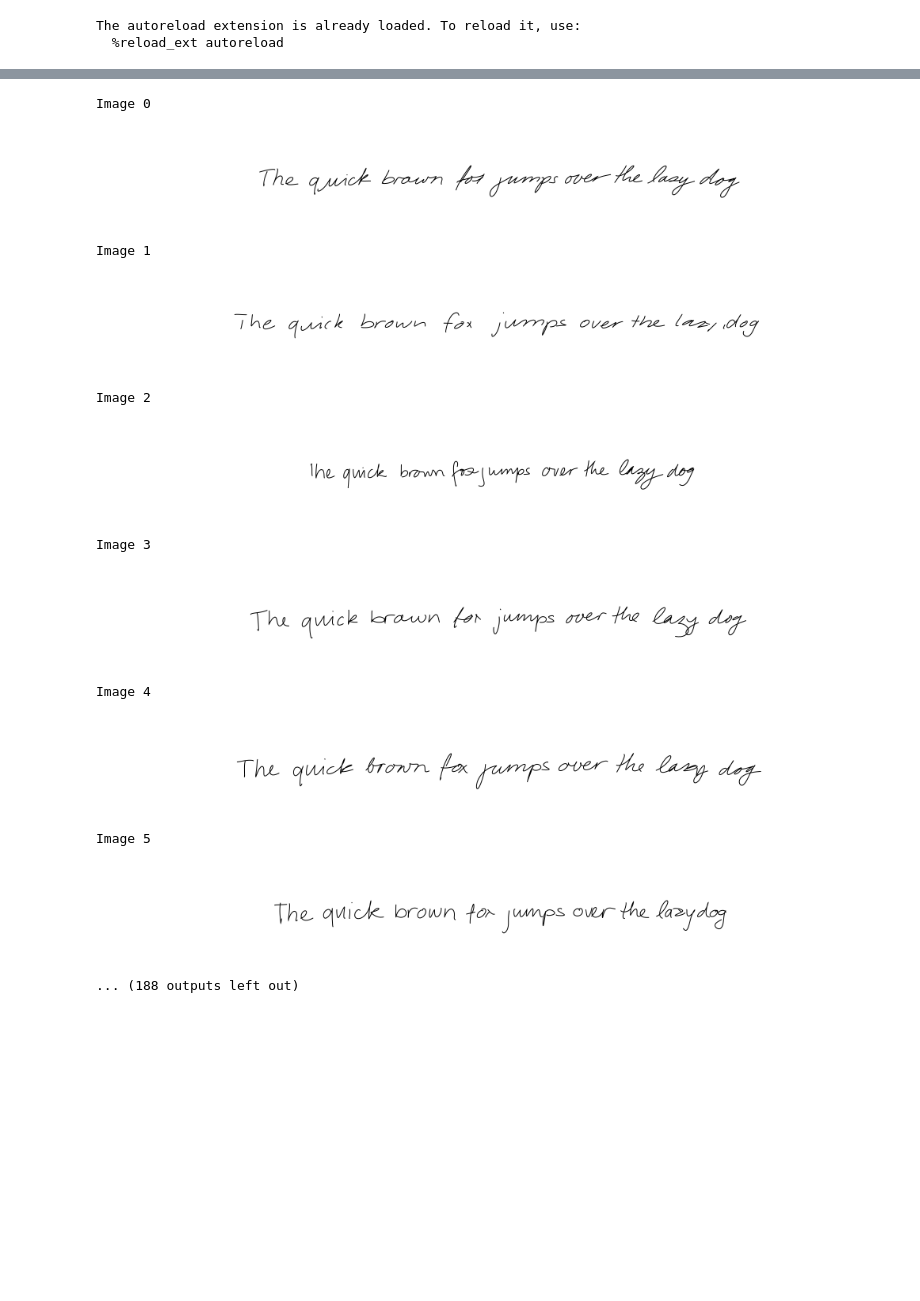
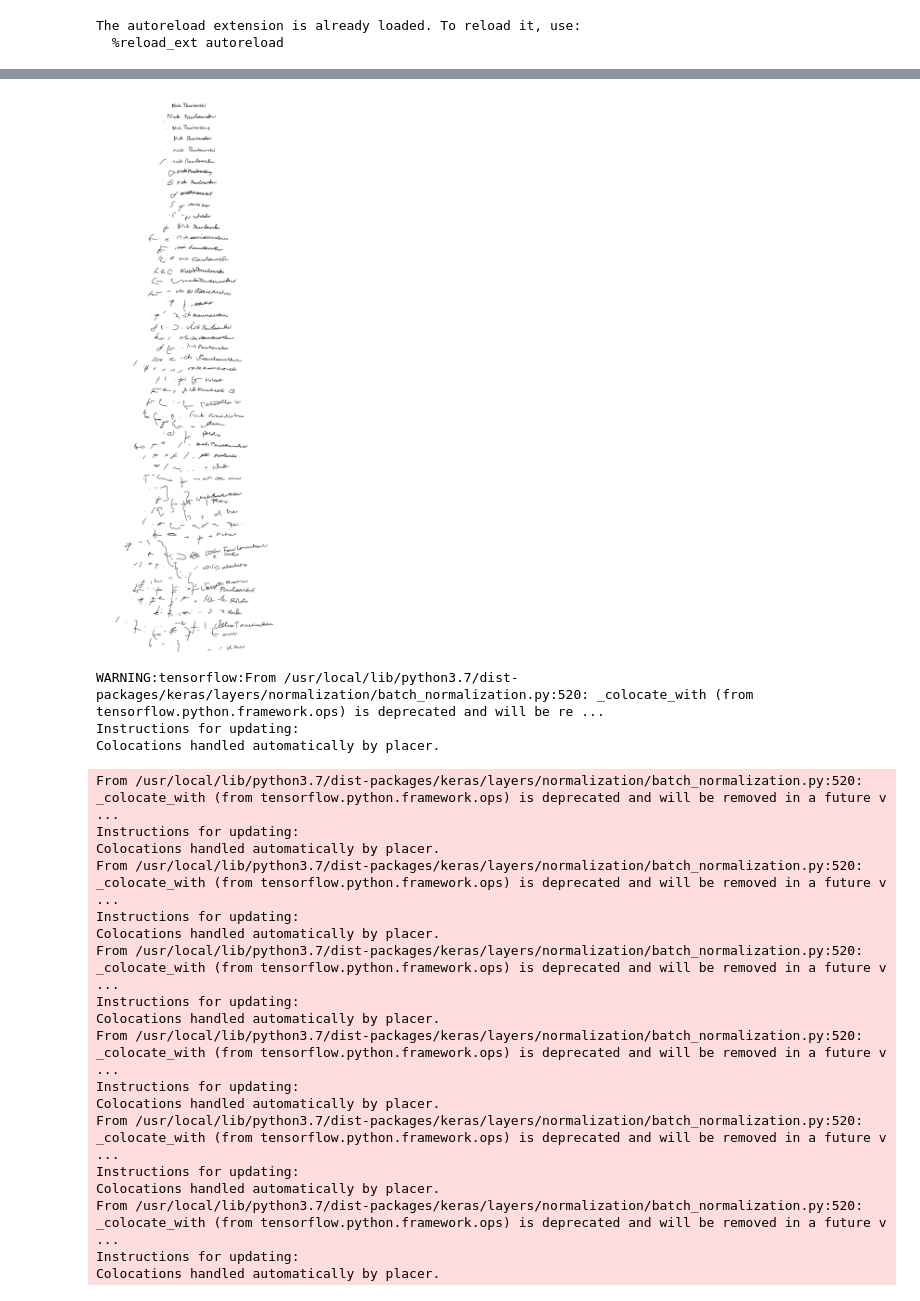
Before and after one commit to hansomatig/handwriting-synthesis, a Jupyter notebook: notebook.ipynb, the cells around one changed output, grey strips where cells are left out. Saved outputs shown, nothing was run; the diff lists cells and outputs as text; code cells hidden in the pictures; blank space fills up the shorter version.

```diff
--- a/notebook.ipynb
+++ b/notebook.ipynb
@@ -173,22 +68,52 @@ Requirement already satisfied: cairocffi in /usr/local/lib/python3.7/dist-packag
 Requirement already satisfied: cffi>=1.1.0 in /usr/local/lib/python3.7/dist-packages (from cairocffi->cairosvg) (1.14.6)
 Requirement already satisfied: pycparser in /usr/local/lib/python3.7/dist-packages (from cffi>=1.1.0->cairocffi->cairosvg) (2.20)
 Requirement already satisfied: webencodings in /usr/local/lib/python3.7/dist-packages (from cssselect2->cairosvg) (0.5.1)
-# %%
-from IPython.display import display, Image
-for i in range(100):
-  print("Image {}\n".format(i))
-  display(Image(filename='/content/handwriting-synthesis/img/nice_png/png{}.png'.format(i)))
-# %% [output]
-Image 0
-[figure, removed]
-Image 1
-[figure, removed]
-Image 2
-[figure, removed]
-Image 3
-[figure, removed]
-Image 4
-[figure, removed]
-Image 5
-[figure, removed]
-... (188 outputs left out)
+# %%
+from IPython.display import display, Image
+display(Image(filename='/content/handwriting-synthesis/img/as_png.png'))
+
+from keras.models import load_model
+from PIL import Image, ImageOps
+import numpy as np
+
+# Load the model
+model = load_model('keras_model.h5')
+
+data = np.ndarray(shape=(1, 224, 224, 3), dtype=np.float32)
+image = Image.open('img/as_png.png')
+size = (224, 224)
+image = ImageOps.fit(image, size, Image.ANTIALIAS)
+
+#turn the image into a numpy array
+image_array = np.asarray(image)
+# Normalize the image
+normalized_image_array = (image_array.astype(np.float32) / 127.0) - 1
+# Load the image into the array
+data[0] = normalized_image_array
+
+# run the inference
+prediction = model.predict(data)
+print(prediction)
+# %% [output]
+[figure, added]
+WARNING:tensorflow:From /usr/local/lib/python3.7/dist-packages/keras/layers/normalization/batch_normalization.py:520: _colocate_with (from tensorflow.python.framework.ops) is deprecated and will be re ...
+Instructions for updating:
+Colocations handled automatically by placer.
+From /usr/local/lib/python3.7/dist-packages/keras/layers/normalization/batch_normalization.py:520: _colocate_with (from tensorflow.python.framework.ops) is deprecated and will be removed in a future v ...
+Instructions for updating:
+Colocations handled automatically by placer.
+From /usr/local/lib/python3.7/dist-packages/keras/layers/normalization/batch_normalization.py:520: _colocate_with (from tensorflow.python.framework.ops) is deprecated and will be removed in a future v ...
+Instructions for updating:
+Colocations handled automatically by placer.
+From /usr/local/lib/python3.7/dist-packages/keras/layers/normalization/batch_normalization.py:520: _colocate_with (from tensorflow.python.framework.ops) is deprecated and will be removed in a future v ...
+Instructions for updating:
+Colocations handled automatically by placer.
+From /usr/local/lib/python3.7/dist-packages/keras/layers/normalization/batch_normalization.py:520: _colocate_with (from tensorflow.python.framework.ops) is deprecated and will be removed in a future v ...
+Instructions for updating:
+Colocations handled automatically by placer.
+From /usr/local/lib/python3.7/dist-packages/keras/layers/normalization/batch_normalization.py:520: _colocate_with (from tensorflow.python.framework.ops) is deprecated and will be removed in a future v ...
+Instructions for updating:
+Colocations handled automatically by placer.
+From /usr/local/lib/python3.7/dist-packages/keras/layers/normalization/batch_normalization.py:520: _colocate_with (from tensorflow.python.framework.ops) is deprecated and will be removed in a future v ...
+Instructions for updating:
+Colocations handled automatically by placer.
```
Also changed, not shown: parts of 7 cells of this notebook.
